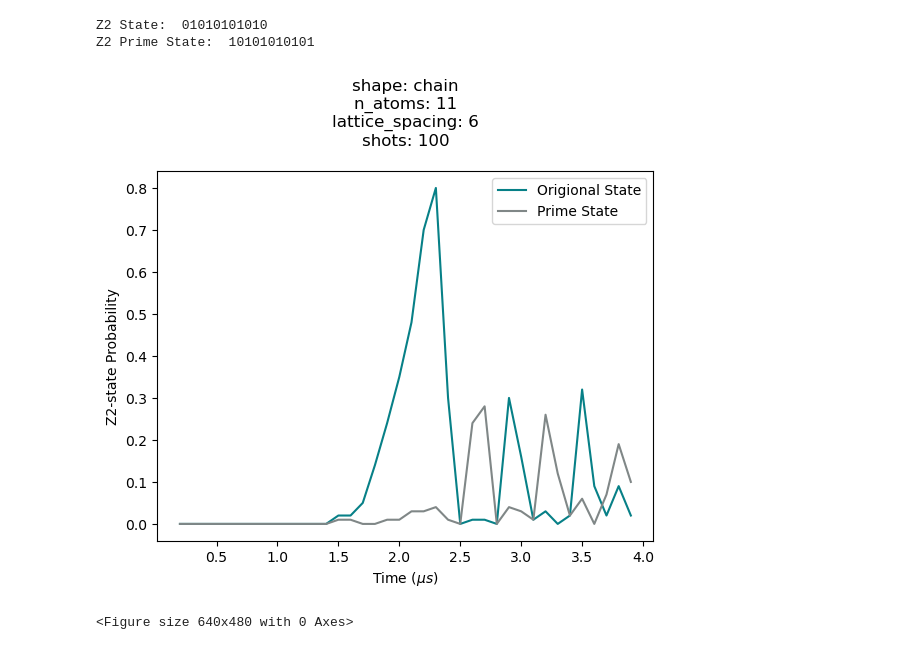
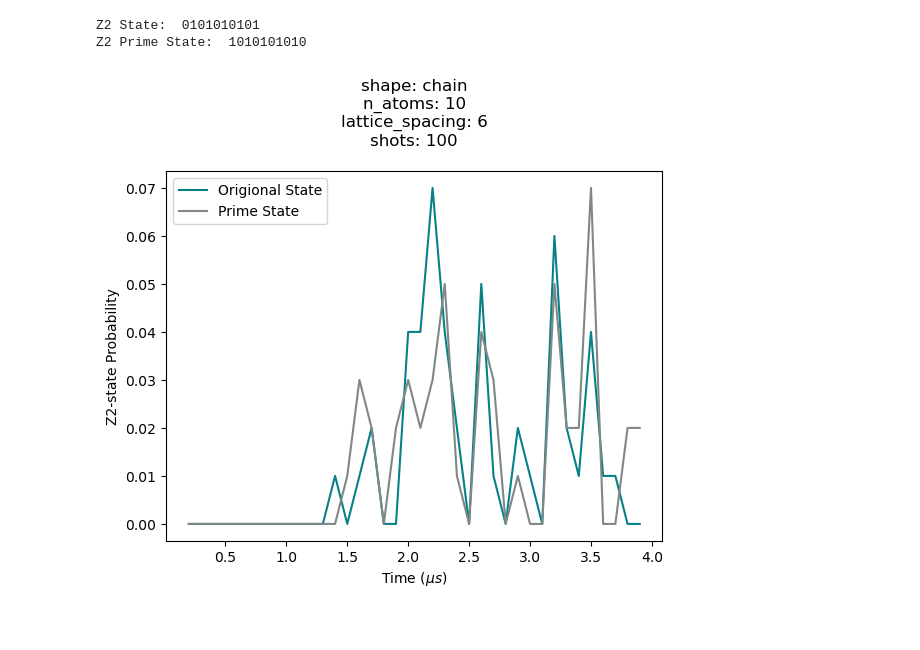
Before and after one commit to Priyanshu4/yquantum24, a Jupyter notebook: ScarTestLocal.ipynb, the cells around one changed output. Saved outputs shown, nothing was run; the diff lists cells and outputs as text; code cells hidden in the pictures.

```diff
--- a/ScarTestLocal.ipynb
+++ b/ScarTestLocal.ipynb
@@ -22,6 +22,6 @@ Results will be stored in: c:\Users\agpri\OneDrive\Documents\GitHub\yquantum24\e
 # %%
 # Set basic parameters here
-n_atoms = 11
+n_atoms = 10
 lattice_spacing = 6
 shots = 100
 
@@ -119,8 +119,8 @@ Z2_PRIME_STATE = generate_state_string(n_atoms, "1")
 print("Z2 State: ", Z2_STATE)
 print("Z2 Prime State: ", Z2_PRIME_STATE)
 # %% [output]
-Z2 State:  01010101010
-Z2 Prime State:  10101010101
+Z2 State:  0101010101
+Z2 Prime State:  1010101010
 # %%
 def get_z2_probabilities(report):
     z2_probabilities = []
@@ -158,18 +158,17 @@ parameters_file_path = result_dir / "parameters.json"
 with open(parameters_file_path, "w") as json_file:
     json.dump(experiment_parameters, json_file)
 # %%
-plt.plot(emu_run_times, emu_z2_prob, label="Origional State", color="#078087")
+plt.plot(emu_run_times, emu_z2_prob, label="Original State", color="#078087")
 plt.plot(emu_run_times, emu_z2_prime, label="Prime State", color="#808787")
 plt.legend()
 title = ""
 for key, value in experiment_parameters.items():
     title += f"{key}: {value}\n"
 plt.title(title)
 plt.xlabel("Time ($\mu s$)")
 plt.ylabel("Z2-state Probability")
 
 plt.savefig(result_dir / "plot.png")
 plt.show()
 # %% [output]
-[figure, old version]
+[figure, new version]
-<Figure size 640x480 with 0 Axes>
```
Also changed, not shown: parts of 1 cell of this notebook.
